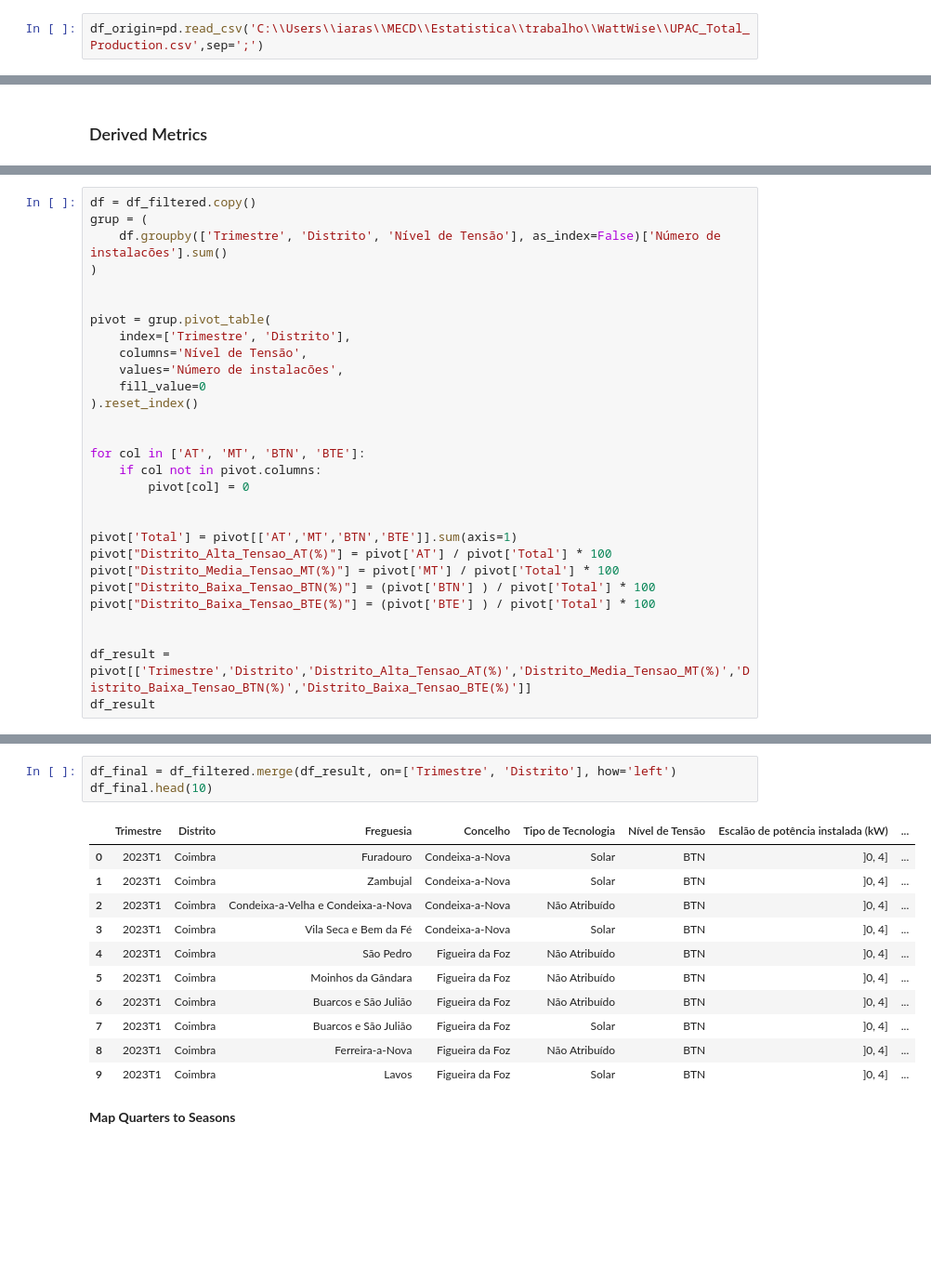
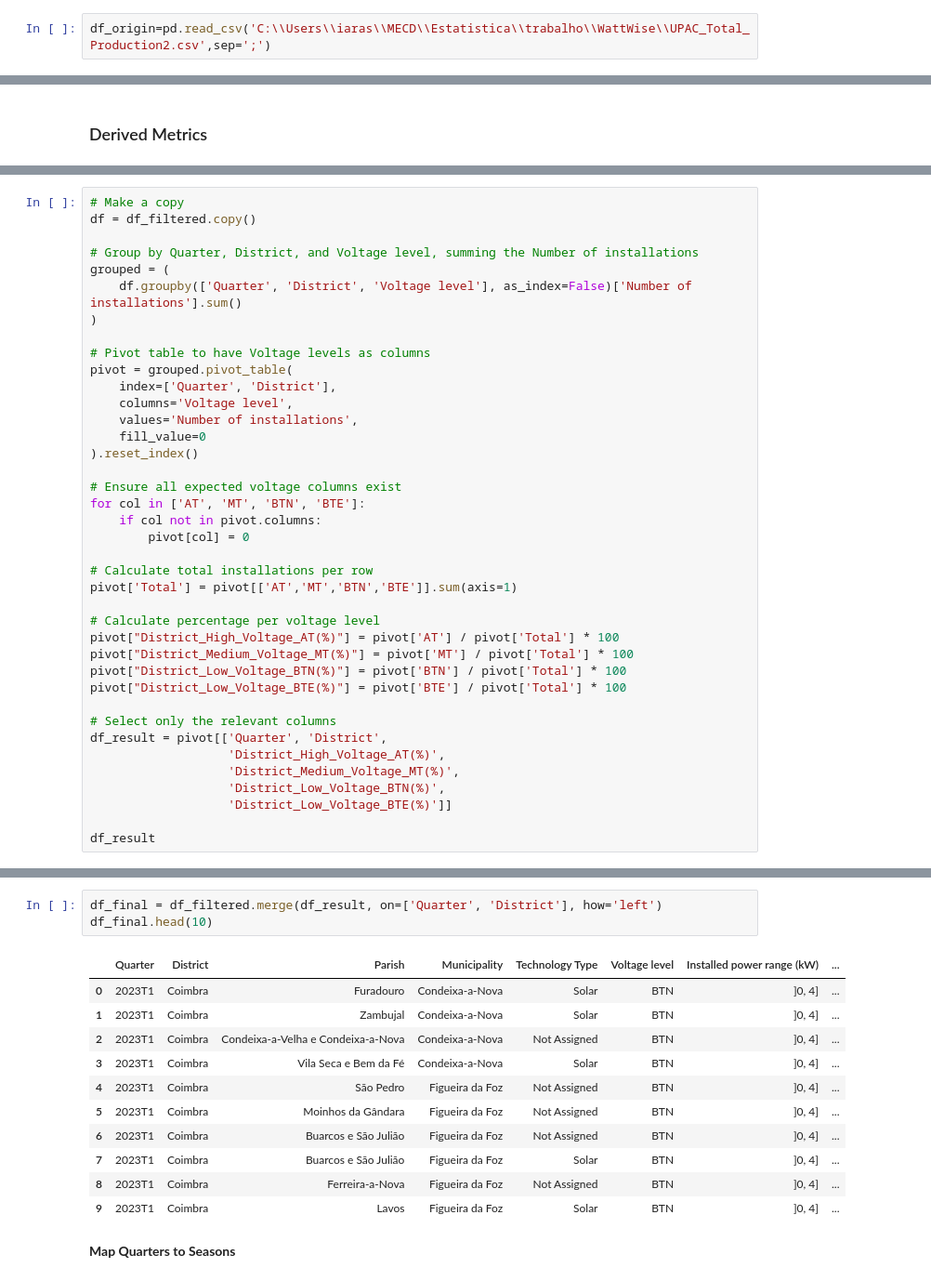
Before and after one commit to Mariana-rc01/WattWise, a Jupyter notebook: iara_notebook.ipynb, the cells around one changed output, grey strips where cells are left out. Shown at 93% size. Saved outputs shown, nothing was run; the diff lists cells and outputs as text; blank space fills up the shorter version.

```diff
--- a/iara_notebook.ipynb
+++ b/iara_notebook.ipynb
@@ -26,7 +26,7 @@ import numpy as np
 # %% [markdown]
 # Prepare Data
 # %%
-df_origin=pd.read_csv('C:\\Users\\iaras\\MECD\\Estatistica\\trabalho\\WattWise\\UPAC_Total_Production.csv',sep=';')
+df_origin=pd.read_csv('C:\\Users\\iaras\\MECD\\Estatistica\\trabalho\\WattWise\\UPAC_Total_Production2.csv',sep=';')
 # %%
 df_origin.head(10)
 # %% [output]
@@ -174,30 +252,40 @@ BTE é misto, pode indicar áreas com pequenas indústrias ou comércio, mas men
 # %%
+# Make a copy
 df = df_filtered.copy()
-grup = (
-    df.groupby(['Trimestre', 'Distrito', 'Nível de Tensão'], as_index=False)['Número de instalacões'].sum()
+
+# Group by Quarter, District, and Voltage level, summing the Number of installations
+grouped = (
+    df.groupby(['Quarter', 'District', 'Voltage level'], as_index=False)['Number of installations'].sum()
 )
 
-
-pivot = grup.pivot_table(
-    index=['Trimestre', 'Distrito'],
-    columns='Nível de Tensão',
-    values='Número de instalacões',
+# Pivot table to have Voltage levels as columns
+pivot = grouped.pivot_table(
+    index=['Quarter', 'District'],
+    columns='Voltage level',
+    values='Number of installations',
     fill_value=0
 ).reset_index()
 
-
+# Ensure all expected voltage columns exist
 for col in ['AT', 'MT', 'BTN', 'BTE']:
     if col not in pivot.columns:
         pivot[col] = 0
 
+# Calculate total installations per row
+pivot['Total'] = pivot[['AT','MT','BTN','BTE']].sum(axis=1)
 
-pivot['Total'] = pivot[['AT','MT','BTN','BTE']].sum(axis=1)
-pivot["Distrito_Alta_Tensao_AT(%)"] = pivot['AT'] / pivot['Total'] * 100
-pivot["Distrito_Media_Tensao_MT(%)"] = pivot['MT'] / pivot['Total'] * 100
-pivot["Distrito_Baixa_Tensao_BTN(%)"] = (pivot['BTN'] ) / pivot['Total'] * 100
-pivot["Distrito_Baixa_Tensao_BTE(%)"] = (pivot['BTE'] ) / pivot['Total'] * 100
+# Calculate percentage per voltage level
+pivot["District_High_Voltage_AT(%)"] = pivot['AT'] / pivot['Total'] * 100
+pivot["District_Medium_Voltage_MT(%)"] = pivot['MT'] / pivot['Total'] * 100
+pivot["District_Low_Voltage_BTN(%)"] = pivot['BTN'] / pivot['Total'] * 100
+pivot["District_Low_Voltage_BTE(%)"] = pivot['BTE'] / pivot['Total'] * 100
 
+# Select only the relevant columns
+df_result = pivot[['Quarter', 'District',
+                   'District_High_Voltage_AT(%)',
+                   'District_Medium_Voltage_MT(%)',
+                   'District_Low_Voltage_BTN(%)',
+                   'District_Low_Voltage_BTE(%)']]
 
-df_result = pivot[['Trimestre','Distrito','Distrito_Alta_Tensao_AT(%)','Distrito_Media_Tensao_MT(%)','Distrito_Baixa_Tensao_BTN(%)','Distrito_Baixa_Tensao_BTE(%)']]
 df_result
 # %% [output]
@@ -215,19 +303,19 @@ df_result
 | 143 | 2024T4 | Évora | 0.000000 | 3.394595 | 93.556757 | ... |
 144 rows × 6 columns
 # %%
-df_final = df_filtered.merge(df_result, on=['Trimestre', 'Distrito'], how='left')
+df_final = df_filtered.merge(df_result, on=['Quarter', 'District'], how='left')
 df_final.head(10)
 # %% [output]
-|  | Trimestre | Distrito | Freguesia | Concelho | Tipo de Tecnologia | Nível de Tensão | Escalão de potência instalada (kW) | ... |
+|  | Quarter | District | Parish | Municipality | Technology Type | Voltage level | Installed power range (kW) | ... |
 | 0 | 2023T1 | Coimbra | Furadouro | Condeixa-a-Nova | Solar | BTN | ]0, 4] | ... |
 | 1 | 2023T1 | Coimbra | Zambujal | Condeixa-a-Nova | Solar | BTN | ]0, 4] | ... |
-| 2 | 2023T1 | Coimbra | Condeixa-a-Velha e Condeixa-a-Nova | Condeixa-a-Nova | Não Atribuído | BTN | ]0, 4] | ... |
+| 2 | 2023T1 | Coimbra | Condeixa-a-Velha e Condeixa-a-Nova | Condeixa-a-Nova | Not Assigned | BTN | ]0, 4] | ... |
 | 3 | 2023T1 | Coimbra | Vila Seca e Bem da Fé | Condeixa-a-Nova | Solar | BTN | ]0, 4] | ... |
-| 4 | 2023T1 | Coimbra | São Pedro | Figueira da Foz | Não Atribuído | BTN | ]0, 4] | ... |
-| 5 | 2023T1 | Coimbra | Moinhos da Gândara | Figueira da Foz | Não Atribuído | BTN | ]0, 4] | ... |
-| 6 | 2023T1 | Coimbra | Buarcos e São Julião | Figueira da Foz | Não Atribuído | BTN | ]0, 4] | ... |
+| 4 | 2023T1 | Coimbra | São Pedro | Figueira da Foz | Not Assigned | BTN | ]0, 4] | ... |
+| 5 | 2023T1 | Coimbra | Moinhos da Gândara | Figueira da Foz | Not Assigned | BTN | ]0, 4] | ... |
+| 6 | 2023T1 | Coimbra | Buarcos e São Julião | Figueira da Foz | Not Assigned | BTN | ]0, 4] | ... |
 | 7 | 2023T1 | Coimbra | Buarcos e São Julião | Figueira da Foz | Solar | BTN | ]0, 4] | ... |
-| 8 | 2023T1 | Coimbra | Ferreira-a-Nova | Figueira da Foz | Não Atribuído | BTN | ]0, 4] | ... |
+| 8 | 2023T1 | Coimbra | Ferreira-a-Nova | Figueira da Foz | Not Assigned | BTN | ]0, 4] | ... |
 | 9 | 2023T1 | Coimbra | Lavos | Figueira da Foz | Solar | BTN | ]0, 4] | ... |
 # %% [markdown]
 **Map Quarters to Seasons**
```
Also changed, not shown: parts of 77 cells of this notebook.
